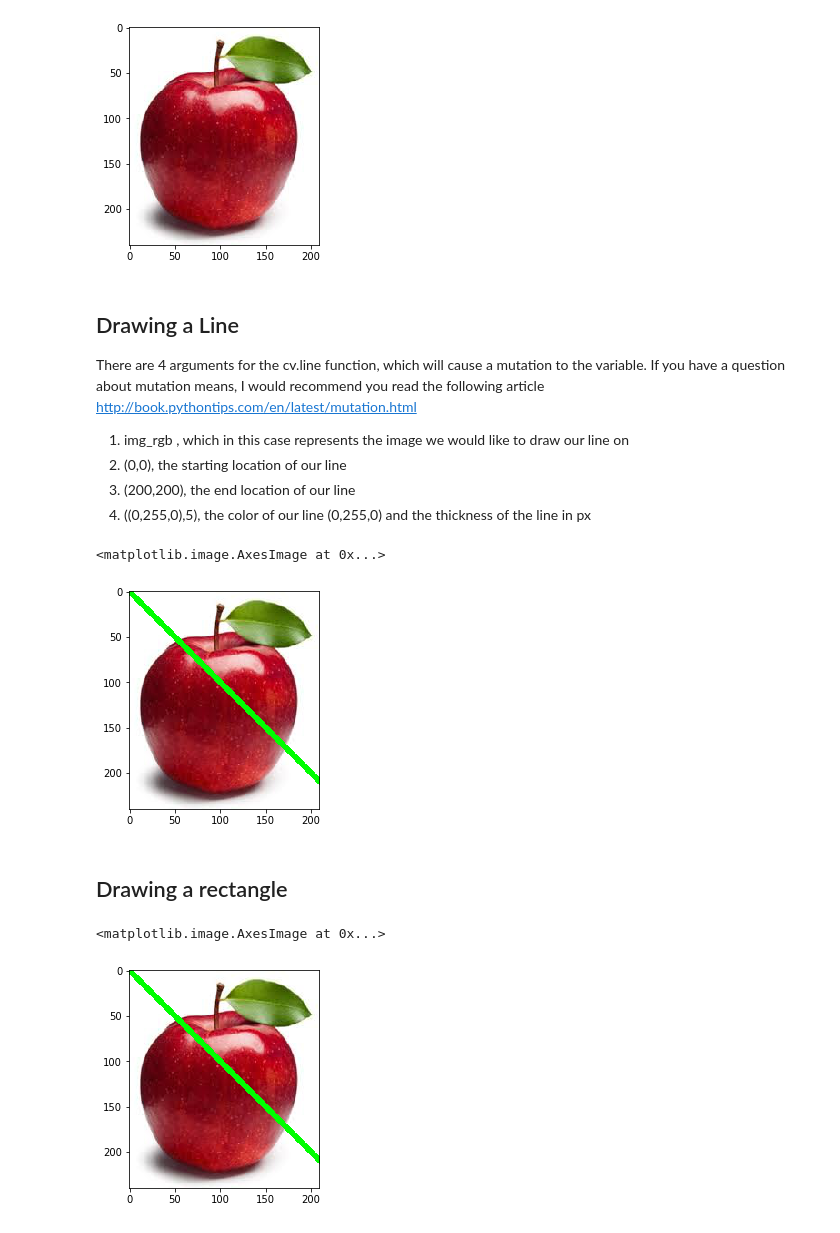
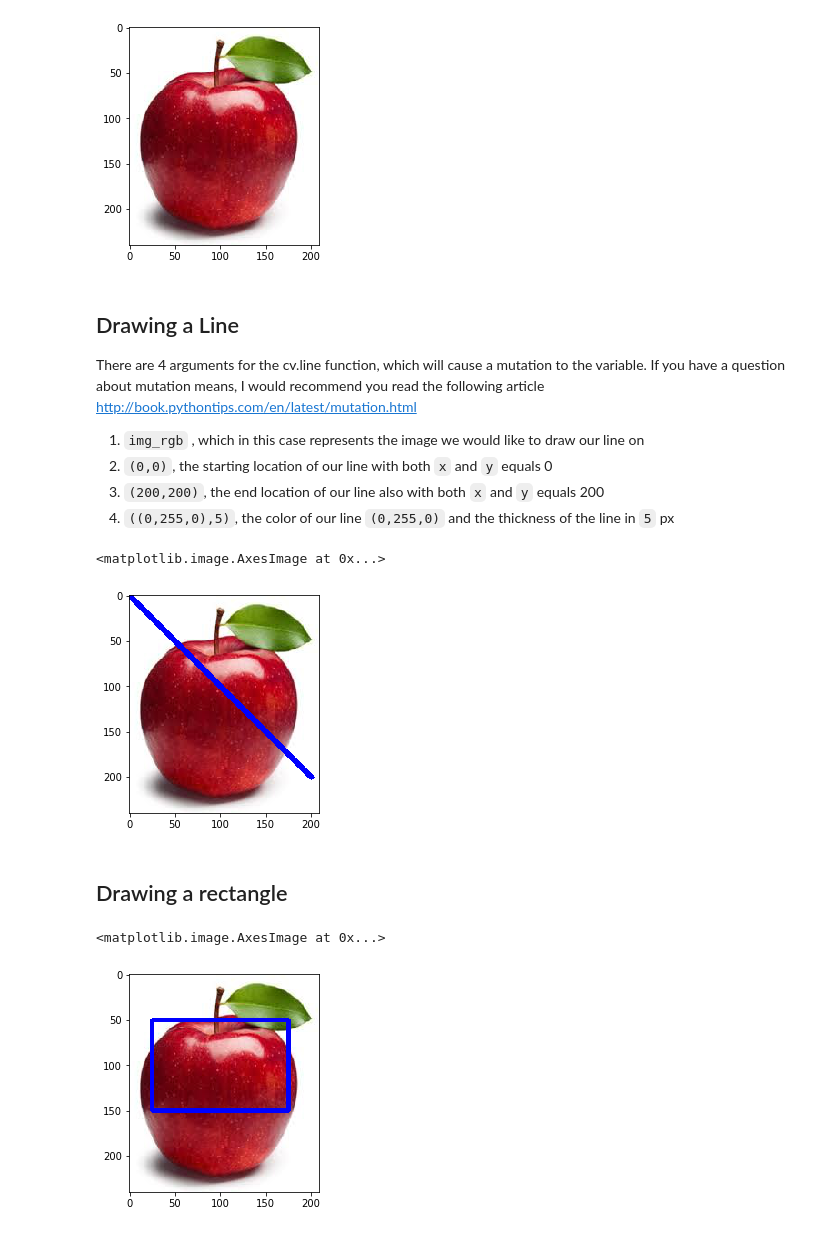
Before and after one commit to felzek/OpenCV-Courses, a Jupyter notebook: 1.Reading and Manipulating Images/OpenCV - Reading Images.ipynb, the cells around one changed output. Drawn from its saved outputs; the diff is of its cells as text; code cells hidden in the pictures.

```diff
--- a/1.Reading and Manipulating Images/OpenCV - Reading Images.ipynb
+++ b/1.Reading and Manipulating Images/OpenCV - Reading Images.ipynb
@@ -72,23 +88,23 @@ plt.imshow(img_rgb)
 There are 4 arguments for the cv.line function, which will cause a mutation to the variable. If you have a question about mutation means, I would recommend you read the following article http://book.pythontips.com/en/latest/mutation.html
 
 
-1. img_rgb , which in this case represents the image we would like to draw our line on
-2. (0,0), the starting location of our line
-3. (200,200), the end location of our line
-4. ((0,255,0),5), the color of our line (0,255,0) and the thickness of the line in px
+1. `img_rgb` , which in this case represents the image we would like to draw our line on
+2. `(0,0)`, the starting location of our line with both `x` and `y` equals 0
+3. `(200,200)`, the end location of our line also with both `x` and `y` equals 200
+4. `((0,255,0),5)`, the color of our line `(0,255,0)` and the thickness of the line in `5` px
 # %%
 line_img = img_rgb.copy() #Make a copy of the image
-cv.line(img_rgb,(0,0),(200,200),(0,255,0),5) #Drawing a diagonal green line with thickness of 5 px
-plt.imshow(img_rgb)
+cv.line(line_img,(0,0),(200,200),(0,0,255),5) #Drawing a diagonal blue line with thickness of 5 px
+plt.imshow(line_img)
 # %% [output]
 <matplotlib.image.AxesImage at 0x...>
-[figure, old version]
+[figure, new version]
 # %% [markdown]
 ## Drawing a rectangle
 # %%
-
-cv.rectangle(img_rgb,(384,0),(510,128),(0,255,0),3)
-plt.imshow(img_rgb)
+rectangle_img = img_rgb.copy()
+cv.rectangle(rectangle_img,(25,50),(175,150),(0,0,255),3)
+plt.imshow(rectangle_img)
 # %% [output]
 <matplotlib.image.AxesImage at 0x...>
-[figure, old version]
+[figure, new version]
```
Also changed, not shown: parts of 11 cells of this notebook.
